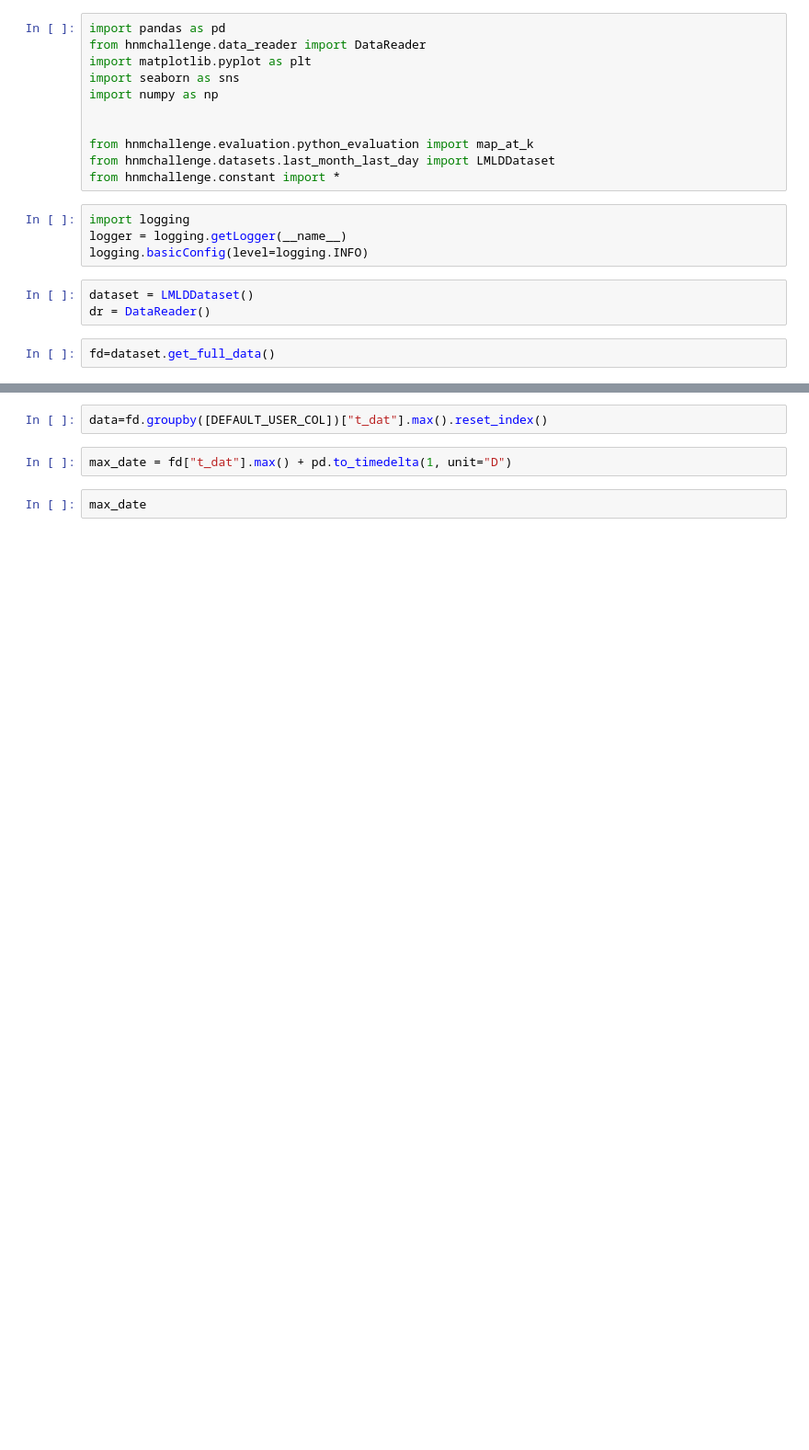
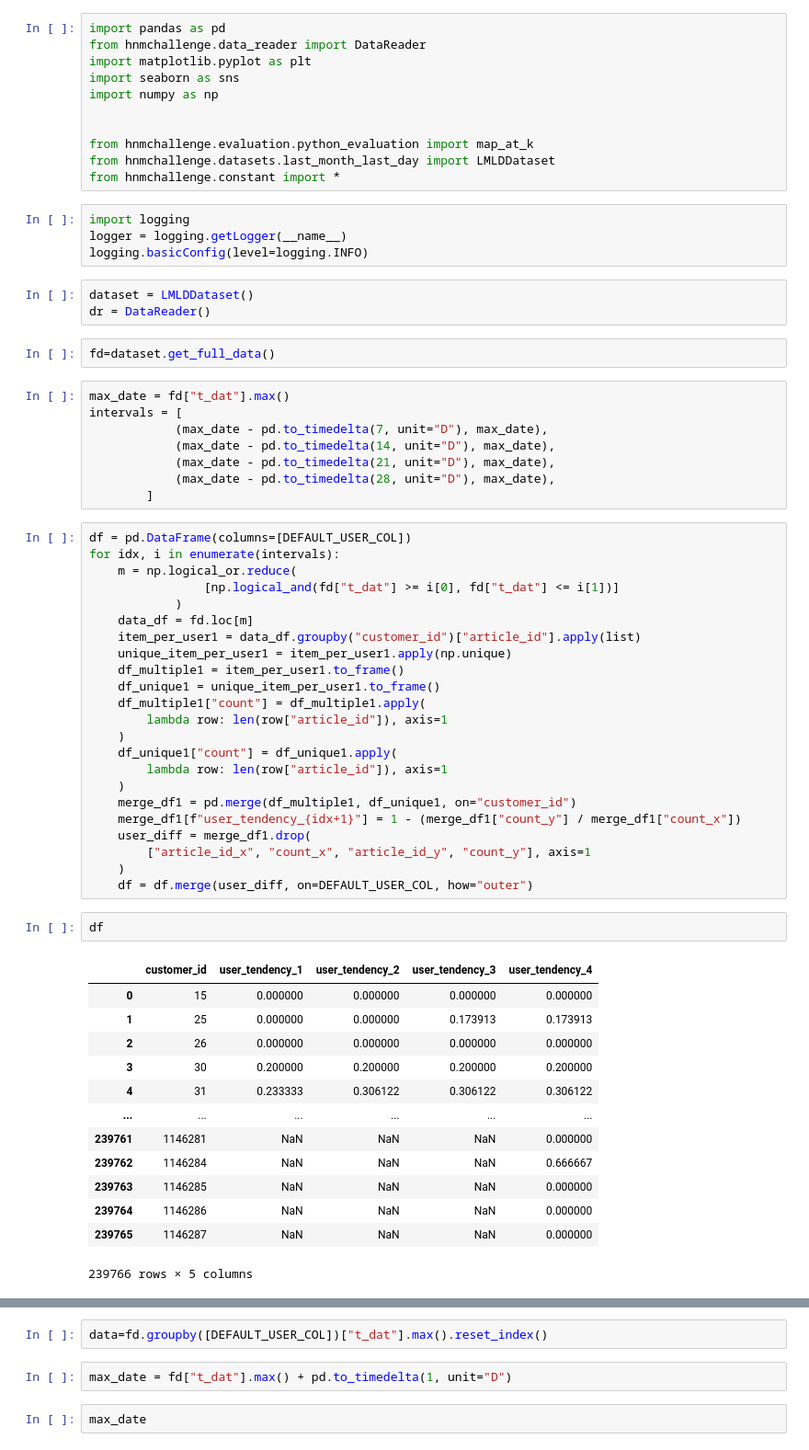
Before and after one commit to damicoedoardo/HnMChallenge, a Jupyter notebook: hnmchallenge/data_analysis/aayush_user.ipynb, the cells around one changed output, grey strips where cells are left out. Shown: that part at 92% size. Drawn from its saved outputs; the diff is of its cells as text; blank space fills up the shorter version.

```diff
--- a/hnmchallenge/data_analysis/aayush_user.ipynb
+++ b/hnmchallenge/data_analysis/aayush_user.ipynb
@@ -18,6 +18,53 @@ dataset = LMLDDataset()
 dr = DataReader()
 # %%
 fd=dataset.get_full_data()
+# %%
+max_date = fd["t_dat"].max()
+intervals = [
+            (max_date - pd.to_timedelta(7, unit="D"), max_date),
+            (max_date - pd.to_timedelta(14, unit="D"), max_date),
+            (max_date - pd.to_timedelta(21, unit="D"), max_date),
+            (max_date - pd.to_timedelta(28, unit="D"), max_date),
+        ]
+# %%
+df = pd.DataFrame(columns=[DEFAULT_USER_COL])
+for idx, i in enumerate(intervals):
+    m = np.logical_or.reduce(
+                [np.logical_and(fd["t_dat"] >= i[0], fd["t_dat"] <= i[1])]
+            )
+    data_df = fd.loc[m]
+    item_per_user1 = data_df.groupby("customer_id")["article_id"].apply(list)
+    unique_item_per_user1 = item_per_user1.apply(np.unique)
+    df_multiple1 = item_per_user1.to_frame()
+    df_unique1 = unique_item_per_user1.to_frame()
+    df_multiple1["count"] = df_multiple1.apply(
+        lambda row: len(row["article_id"]), axis=1
+    )
+    df_unique1["count"] = df_unique1.apply(
+        lambda row: len(row["article_id"]), axis=1
+    )
+    merge_df1 = pd.merge(df_multiple1, df_unique1, on="customer_id")
+    merge_df1[f"user_tendency_{idx+1}"] = 1 - (merge_df1["count_y"] / merge_df1["count_x"])
+    user_diff = merge_df1.drop(
+        ["article_id_x", "count_x", "article_id_y", "count_y"], axis=1
+    )
+    df = df.merge(user_diff, on=DEFAULT_USER_COL, how="outer")
+# %%
+df
+# %% [output]
+|  | customer_id | user_tendency_1 | user_tendency_2 | user_tendency_3 | user_tendency_4 |
+| 0 | 15 | 0.000000 | 0.000000 | 0.000000 | 0.000000 |
+| 1 | 25 | 0.000000 | 0.000000 | 0.173913 | 0.173913 |
+| 2 | 26 | 0.000000 | 0.000000 | 0.000000 | 0.000000 |
+| 3 | 30 | 0.200000 | 0.200000 | 0.200000 | 0.200000 |
+| 4 | 31 | 0.233333 | 0.306122 | 0.306122 | 0.306122 |
+| ... | ... | ... | ... | ... | ... |
+| 239761 | 1146281 | NaN | NaN | NaN | 0.000000 |
+| 239762 | 1146284 | NaN | NaN | NaN | 0.666667 |
+| 239763 | 1146285 | NaN | NaN | NaN | 0.000000 |
+| 239764 | 1146286 | NaN | NaN | NaN | 0.000000 |
+| 239765 | 1146287 | NaN | NaN | NaN | 0.000000 |
+239766 rows × 5 columns
 # %%
 fd
 # %% [output]
```
Also changed, not shown: parts of 7 cells of this notebook, 9 other files.
